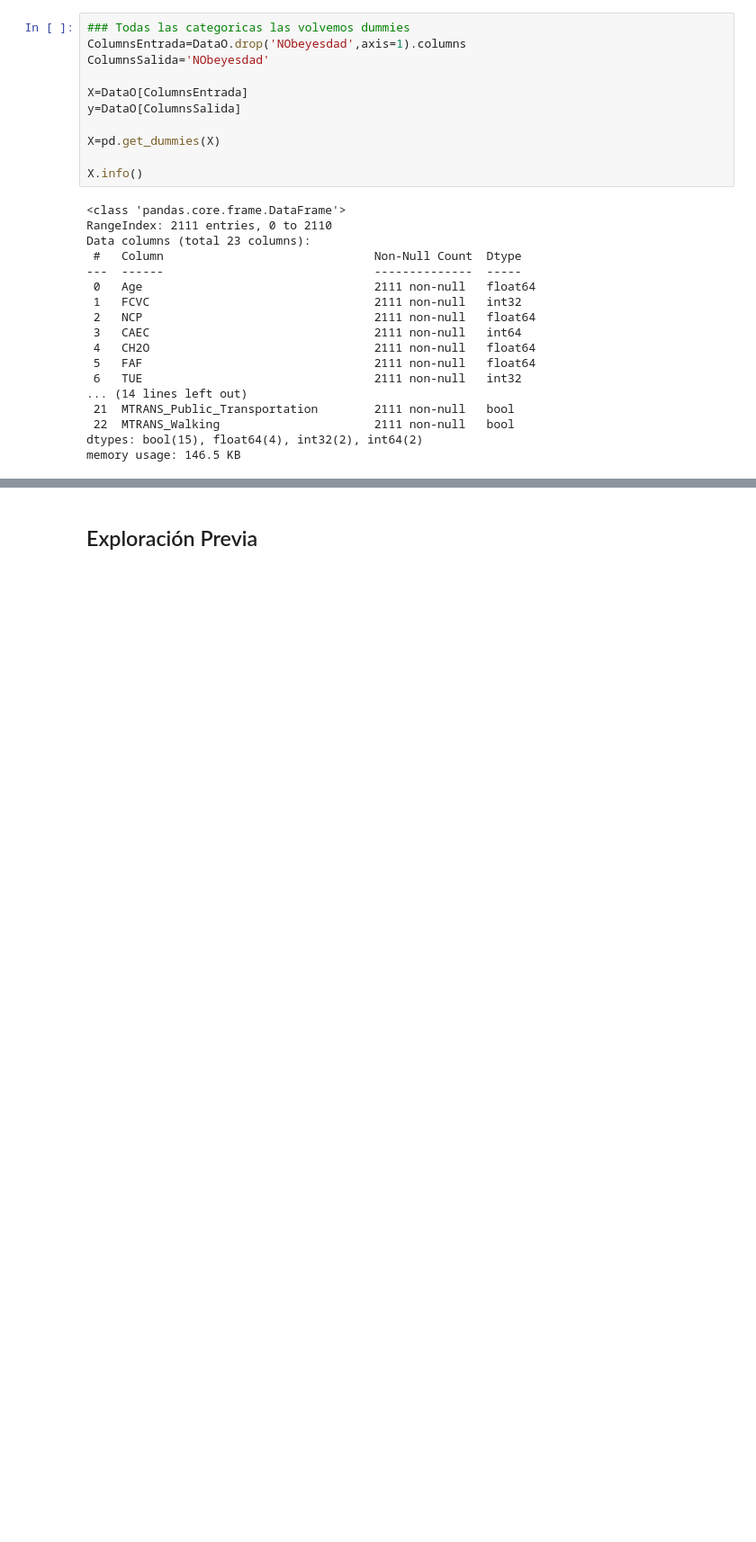
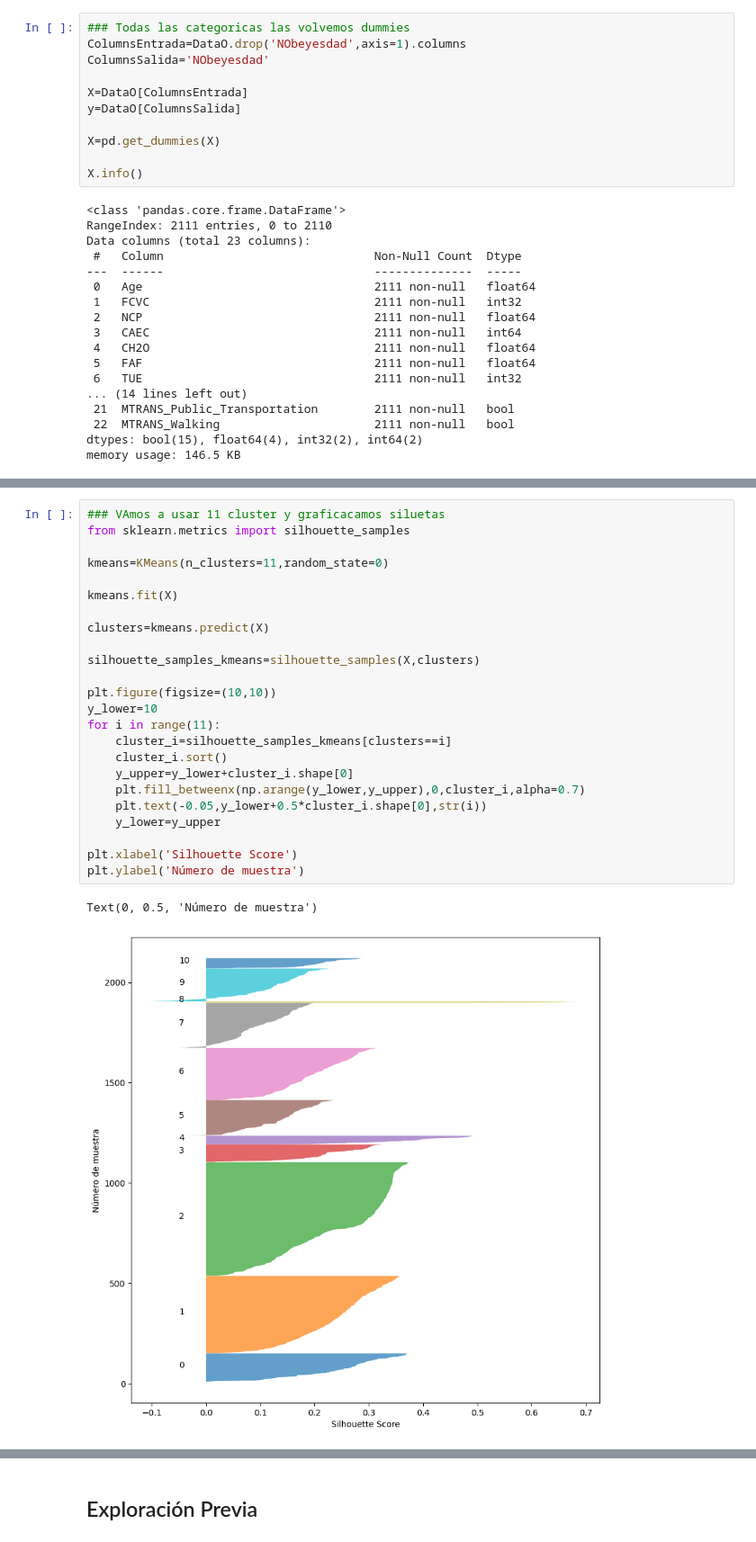
Before and after one commit to Izainea/Proyecto_1, a Jupyter notebook: Código/Caso Obesidad-2024_ML_VIRTUAL.ipynb, the cells around one changed output, grey strips where cells are left out. Shown at 90% size. Drawn from its saved outputs; the diff is of its cells as text; blank space fills up the shorter version.

```diff
--- a/Código/Caso Obesidad-2024_ML_VIRTUAL.ipynb
+++ b/Código/Caso Obesidad-2024_ML_VIRTUAL.ipynb
@@ -175,0 +202,27 @@ plt.plot([x[0] for x in list_score],[x[1] for x in list_score])
+# %%
+### VAmos a usar 11 cluster y graficacamos siluetas
+from sklearn.metrics import silhouette_samples
+
+kmeans=KMeans(n_clusters=11,random_state=0)
+
+kmeans.fit(X)
+
+clusters=kmeans.predict(X)
+
+silhouette_samples_kmeans=silhouette_samples(X,clusters)
+
+plt.figure(figsize=(10,10))
+y_lower=10
+for i in range(11):
+    cluster_i=silhouette_samples_kmeans[clusters==i]
+    cluster_i.sort()
+    y_upper=y_lower+cluster_i.shape[0]
+    plt.fill_betweenx(np.arange(y_lower,y_upper),0,cluster_i,alpha=0.7)
+    plt.text(-0.05,y_lower+0.5*cluster_i.shape[0],str(i))
+    y_lower=y_upper
+
+plt.xlabel('Silhouette Score')
+plt.ylabel('Número de muestra')
+# %% [output]
+Text(0, 0.5, 'Número de muestra')
+[figure, added]
```
Also changed, not shown: parts of 3 cells of this notebook.
